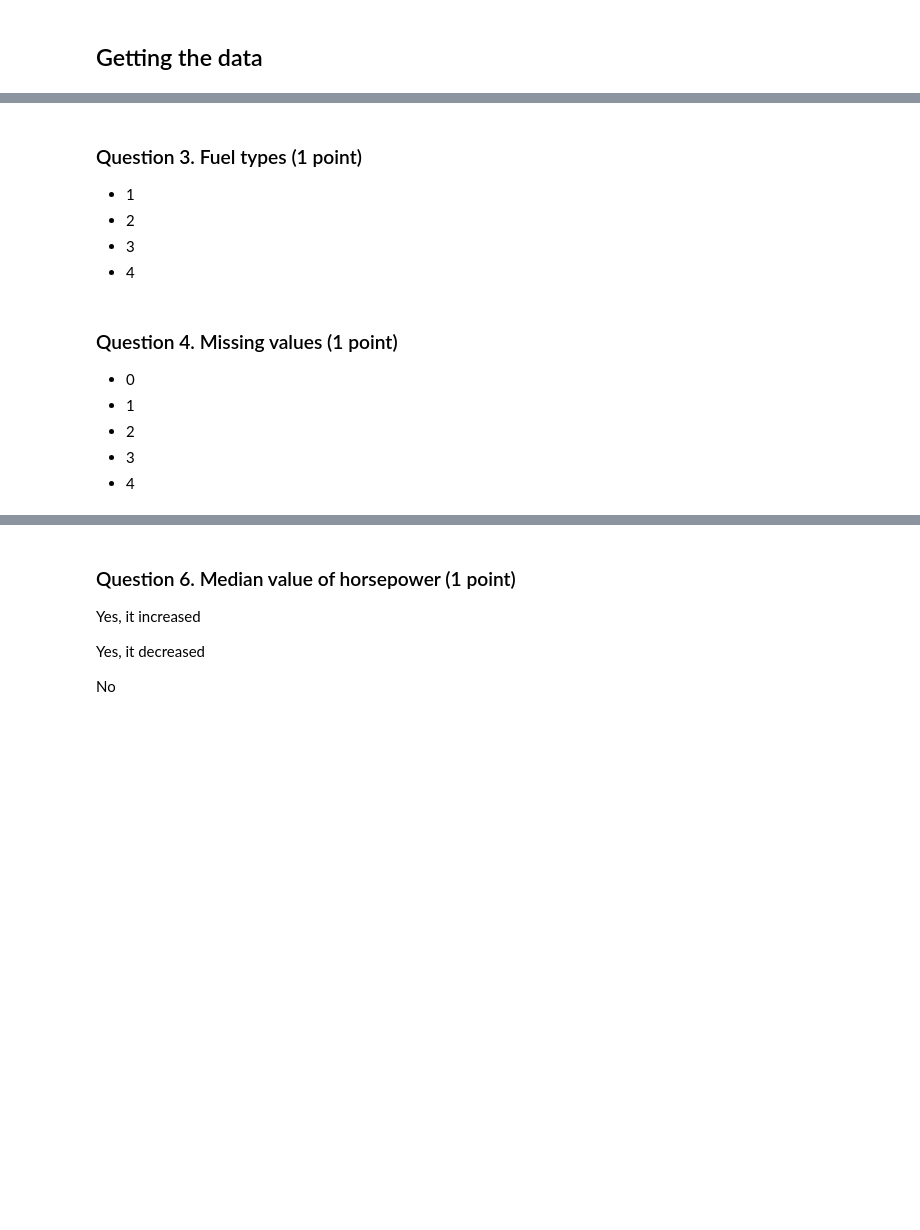
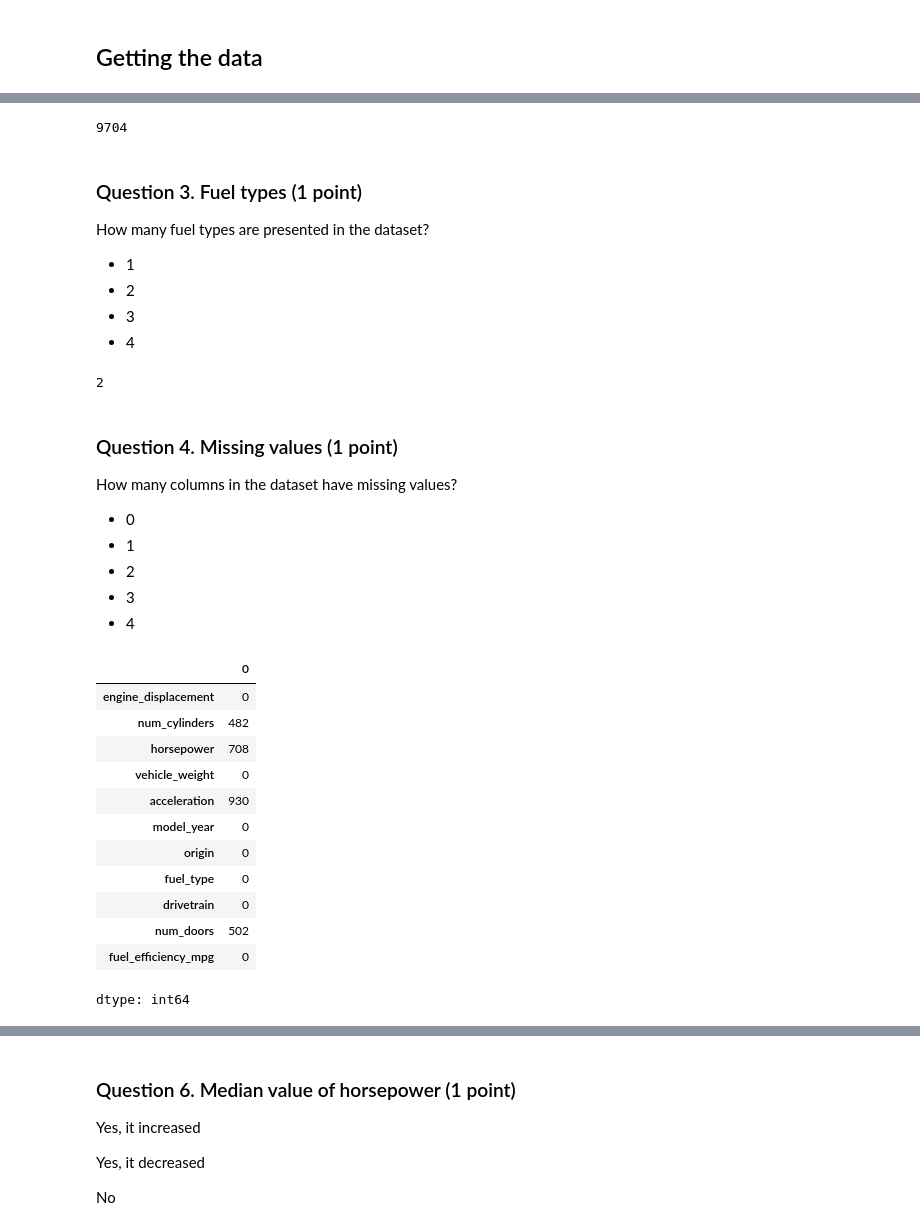
Before and after one commit to Ekeopara-Praise/Machine-Learning-4-Months-Course, a Jupyter notebook: 01-intro/Homework.ipynb, the cells around one changed output, grey strips where cells are left out. Saved outputs shown, nothing was run; the diff lists cells and outputs as text; code cells hidden in the pictures; blank space fills up the shorter version.

```diff
--- a/01-intro/Homework.ipynb
+++ b/01-intro/Homework.ipynb
@@ -15,6 +15,6 @@ pd.__version__
 # %% [markdown]
 ## Getting the data
 # %%
-# df = pd.read_csv('https://raw.githubusercontent.com/alexeygrigorev/datasets/master/car_fuel_efficiency.csv')
+df = pd.read_csv('https://raw.githubusercontent.com/alexeygrigorev/datasets/master/car_fuel_efficiency.csv')
 # %%
 df.head()
@@ -42,18 +40,46 @@ How many records are in the dataset?
+# %%
+df.shape[0]
+# %% [output]
+9704
 # %% [markdown]
 ### Question 3. Fuel types (1 point)
+
+How many fuel types are presented in the dataset?
 
 - 1
 - 2
 - 3
 - 4
+# %%
+df.fuel_type.nunique()
+# %% [output]
+2
 # %% [markdown]
 ### Question 4. Missing values (1 point)
+
+How many columns in the dataset have missing values?
 
 - 0
 - 1
 - 2
 - 3
 - 4
+# %%
+df.isnull().sum()
+# %% [output]
+|  | 0 |
+| engine_displacement | 0 |
+| num_cylinders | 482 |
+| horsepower | 708 |
+| vehicle_weight | 0 |
+| acceleration | 930 |
+| model_year | 0 |
+| origin | 0 |
+| fuel_type | 0 |
+| drivetrain | 0 |
+| num_doors | 502 |
+| fuel_efficiency_mpg | 0 |
+dtype: int64
 # %% [markdown]
 ### Question 5. Max fuel efficiency (1 point)
 
```
Also changed, not shown: parts of 31 cells of this notebook, 1 other file.
